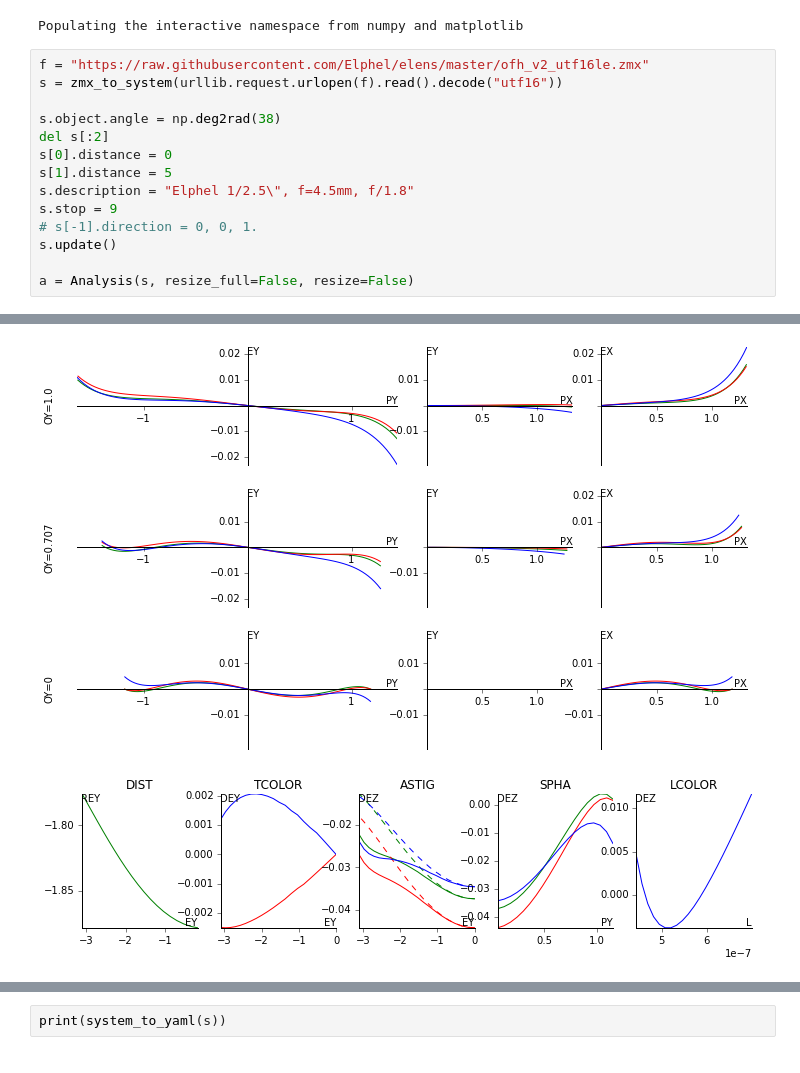
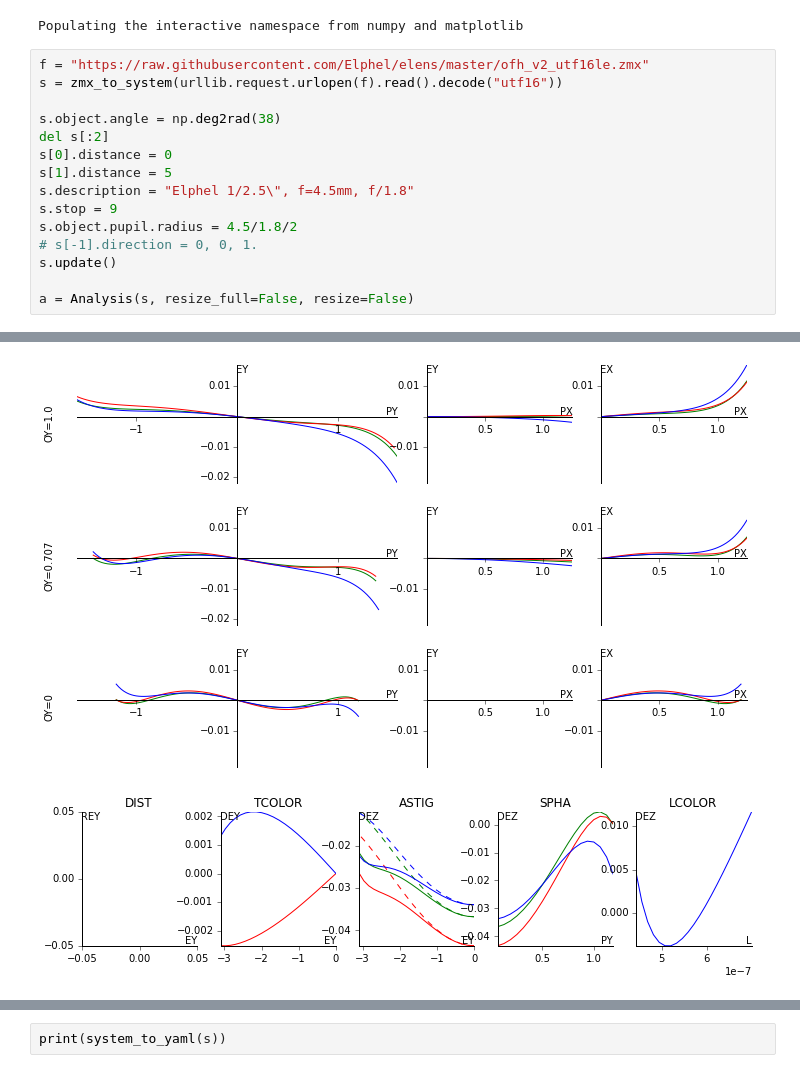
Before and after one commit to quartiq/rayopt-notebooks, a Jupyter notebook: elphel_v2.ipynb, the cells around one changed output, grey strips where cells are left out. Saved outputs shown, nothing was run; the diff lists cells and outputs as text.

```diff
--- a/elphel_v2.ipynb
+++ b/elphel_v2.ipynb
@@ -19,6 +19,7 @@ s[0].distance = 0
 s[1].distance = 5
 s.description = "Elphel 1/2.5\", f=4.5mm, f/1.8"
 s.stop = 9
+s.object.pupil.radius = 4.5/1.8/2
 # s[-1].direction = 0, 0, 1.
 s.update()
 
@@ -45,2 +46,2 @@ Scale: 1.0 mm
-[figure, old version]
+[figure, new version]
-[figure, old version]
+[figure, new version]
```
Also changed, not shown: parts of 2 cells of this notebook, 7 other files.
